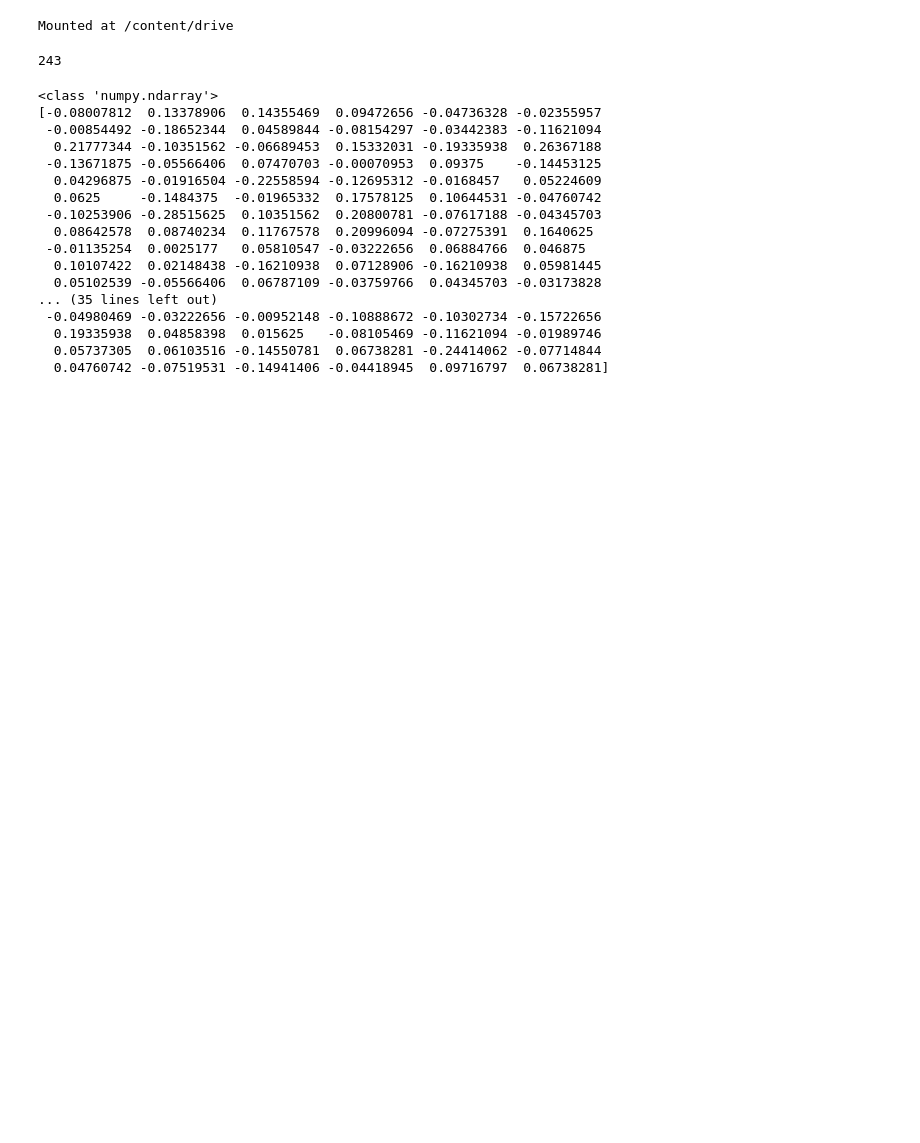
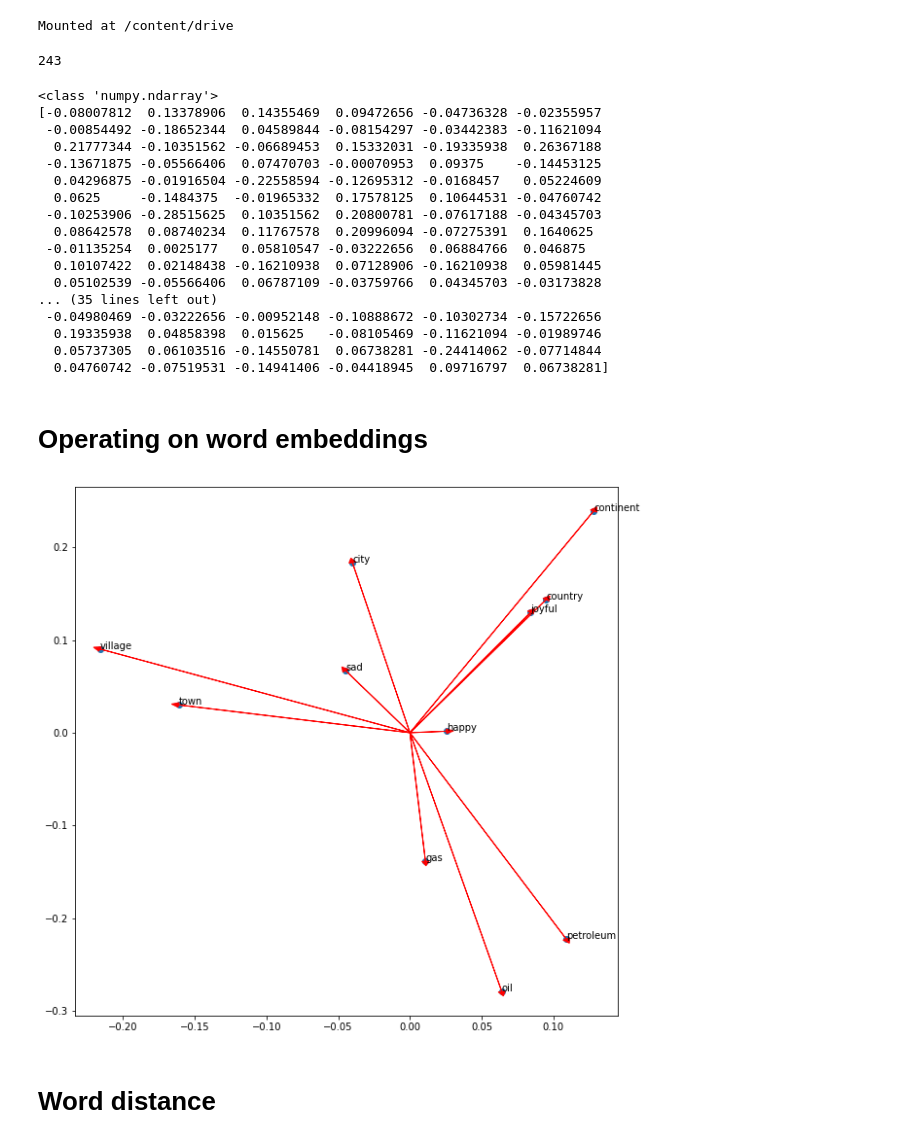
Before and after one commit to dr-mushtaq/Natural-language-processing, a Jupyter notebook: Manipulating_word_embeddings.ipynb, the cells around one changed output. Drawn from its saved outputs; the diff is of its cells as text; code cells hidden in the pictures; blank space fills up the shorter version.

```diff
--- a/Manipulating_word_embeddings.ipynb
+++ b/Manipulating_word_embeddings.ipynb
@@ -36,3 +36,33 @@ print(countryVector) # Print the values of the vector.
   0.19335938  0.04858398  0.015625   -0.08105469 -0.11621094 -0.01989746
   0.05737305  0.06103516 -0.14550781  0.06738281 -0.24414062 -0.07714844
   0.04760742 -0.07519531 -0.14941406 -0.04418945  0.09716797  0.06738281]
+# %%
+#Get the vector for a given word:
+def vec(w):
+    return word_embeddings[w]
+# %% [markdown]
+# **Operating on word embeddings**
+# %%
+import matplotlib.pyplot as plt # Import matplotlib
+
+words = ['oil', 'gas', 'happy', 'sad', 'city', 'town', 'village', 'country', 'continent', 'petroleum', 'joyful']
+
+bag2d = np.array([vec(word) for word in words]) # Convert each word to its vector representation
+
+fig, ax = plt.subplots(figsize = (10, 10)) # Create custom size image
+
+col1 = 3 # Select the column for the x axis
+col2 = 2 # Select the column for the y axis
+
+# Print an arrow for each word
+for word in bag2d:
+    ax.arrow(0, 0, word[col1], word[col2], head_width=0.005, head_length=0.005, fc='r', ec='r', width = 1e-5)
+
+
+ax.scatter(bag2d[:, col1], bag2d[:, col2]); # Plot a dot for each word
+
+# Add the word label over each dot in the scatter plot
+for i in range(0, len(words)):
+    ax.annotate(words[i], (bag2d[i, col1], bag2d[i, col2]))
+# %% [output]
+[figure, added]
@@ -38,0 +71,2 @@ print(countryVector) # Print the values of the vector.
+# %% [markdown]
+# **Word distance**
```
Also changed, not shown: parts of 1 cell of this notebook.
